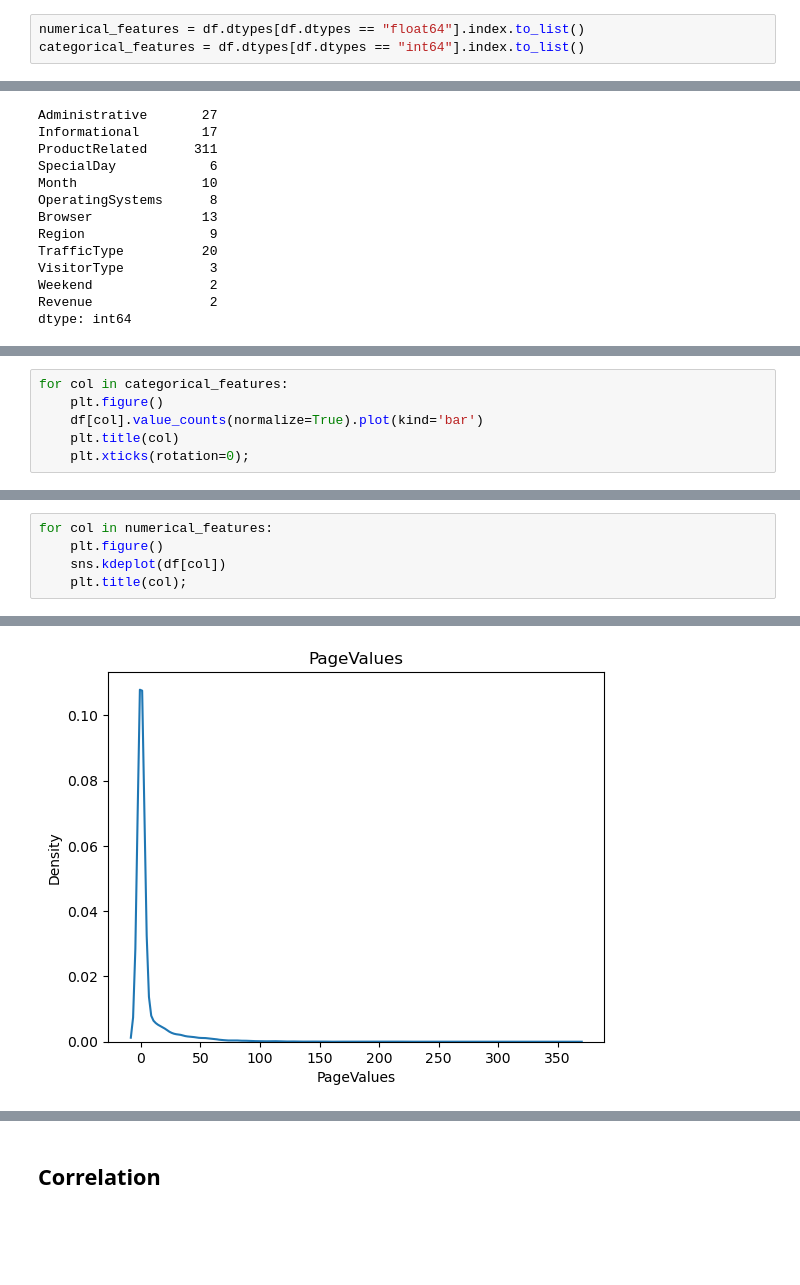
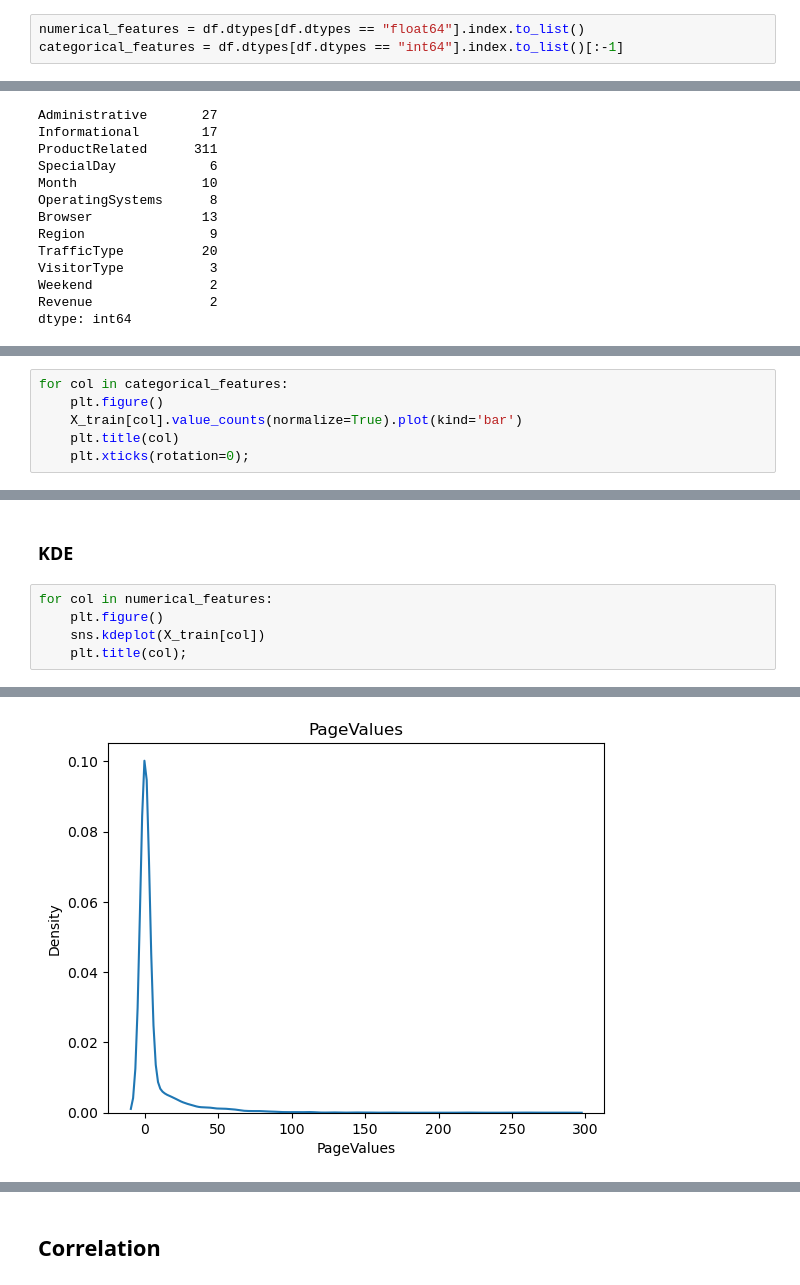
Before and after one commit to Mostafa-Elseidy/Machine-Learning-Zoomcamp, a Jupyter notebook: Capstone_1/shoppers.ipynb, the cells around one changed output, grey strips where cells are left out. Cells and saved outputs as stored; diff of their text form; blank space fills up the shorter version.

```diff
--- a/Capstone_1/shoppers.ipynb
+++ b/Capstone_1/shoppers.ipynb
@@ -269,7 +281,7 @@ sns.kdeplot(df[df.PageValues > 0].PageValues, hue=df.Revenue);
 ## Univariate
 # %%
 numerical_features = df.dtypes[df.dtypes == "float64"].index.to_list()
-categorical_features = df.dtypes[df.dtypes == "int64"].index.to_list()
+categorical_features = df.dtypes[df.dtypes == "int64"].index.to_list()[:-1]
 # %%
 df[numerical_features].nunique()
 # %% [output]
@@ -321,7 +335,7 @@ dtype: int64
 # %%
 for col in categorical_features:
     plt.figure()
-    df[col].value_counts(normalize=True).plot(kind='bar')
+    X_train[col].value_counts(normalize=True).plot(kind='bar')
     plt.title(col)
     plt.xticks(rotation=0);
 # %% [output]
@@ -340,6 +353,8 @@ for col in categorical_features:
+# %% [markdown]
+### KDE
 # %%
 for col in numerical_features:
     plt.figure()
-    sns.kdeplot(df[col])
+    sns.kdeplot(X_train[col])
     plt.title(col);
 # %% [output]
@@ -351 +366 @@ for col in numerical_features:
-[figure, old version]
+[figure, new version]
```
Also changed, not shown: parts of 47 cells of this notebook, 1 other file.
